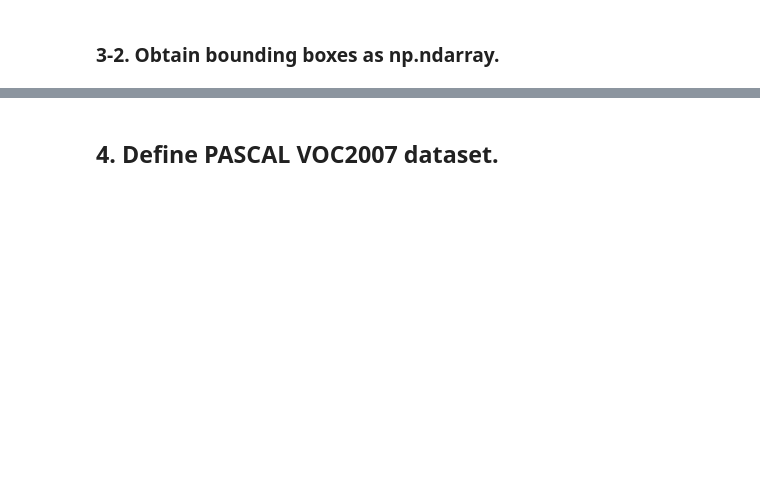
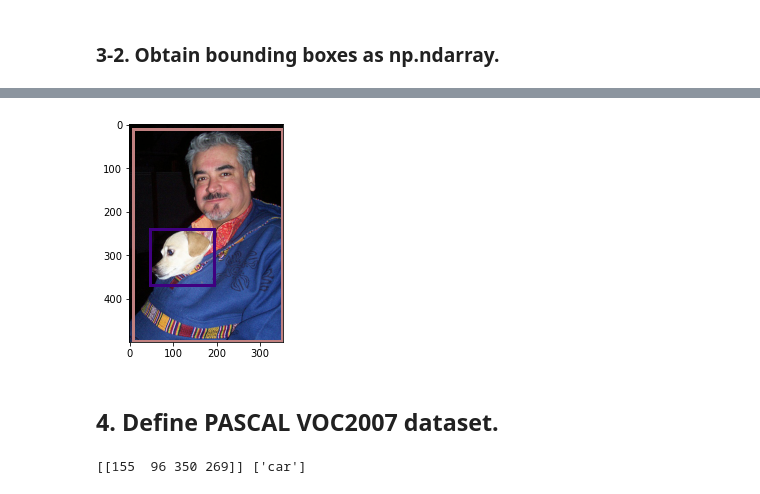
Before and after one commit to Dongmingo/posco_cv, a Jupyter notebook: 07_Detection/ex1_VOC_dataloader_practice.ipynb, the cells around one changed output, grey strips where cells are left out. Drawn from its saved outputs; the diff is of its cells as text; code cells hidden in the pictures; blank space fills up the shorter version.

```diff
--- a/07_Detection/ex1_VOC_dataloader_practice.ipynb
+++ b/07_Detection/ex1_VOC_dataloader_practice.ipynb
@@ -81,7 +98,7 @@ VOC2007_COLORS = [
 # %%
 ### Parse xml file
 sample_idx = 1
-filename = os.path.join(f'./VOC2007/Annotations/{sample_idx:06d}.xml')
+filename = f'./VOC2007/Annotations/{sample_idx:06d}.xml'
 tree = ET.parse(filename)
 # %%
 ### explore xml file
@@ -140,19 +200,21 @@ ax.imshow(img)
 # %%
 def draw_bb(img, boxes, classes, red_only=False):
     fig,ax = plt.subplots(1)
     for box, class_ in zip(boxes, classes):
         rect = patches.Rectangle(
             (box[0], box[1]), # the upper left point
             box[2]-box[0], # delta_x: width
             box[3]-box[1], # delta_y: height
             linewidth=3, # thickness
             edgecolor='r' if red_only else VOC2007_COLORS[VOC2007_CLASSES.index(class_)],
             facecolor='none'
         )
         ax.add_patch(rect)
     ax.imshow(img)
 
-draw_bb(img, boxes, classes, True)
+draw_bb(img, boxes, classes, False)
+# %% [output]
+[figure, added]
 # %% [markdown]
 ## 4. Define PASCAL VOC2007 dataset.
 # %%
@@ -200,6 +262,10 @@ pascal_data = PASCAL_DATASET('./VOC2007','./VOC2007/ImageSets/Main/train.txt')
 pascal_it = iter(pascal_data)
 first_data = next(pascal_it)
 # %%
-first_data
+img, boxes, gt = first_data
+img
+print(boxes, gt)
+# %% [output]
+[[155  96 350 269]] ['car']
 # %%
 draw_bb(first_data[0], first_data[1], first_data[2], True)
```
Also changed, not shown: parts of 7 cells of this notebook, 5 other files.
